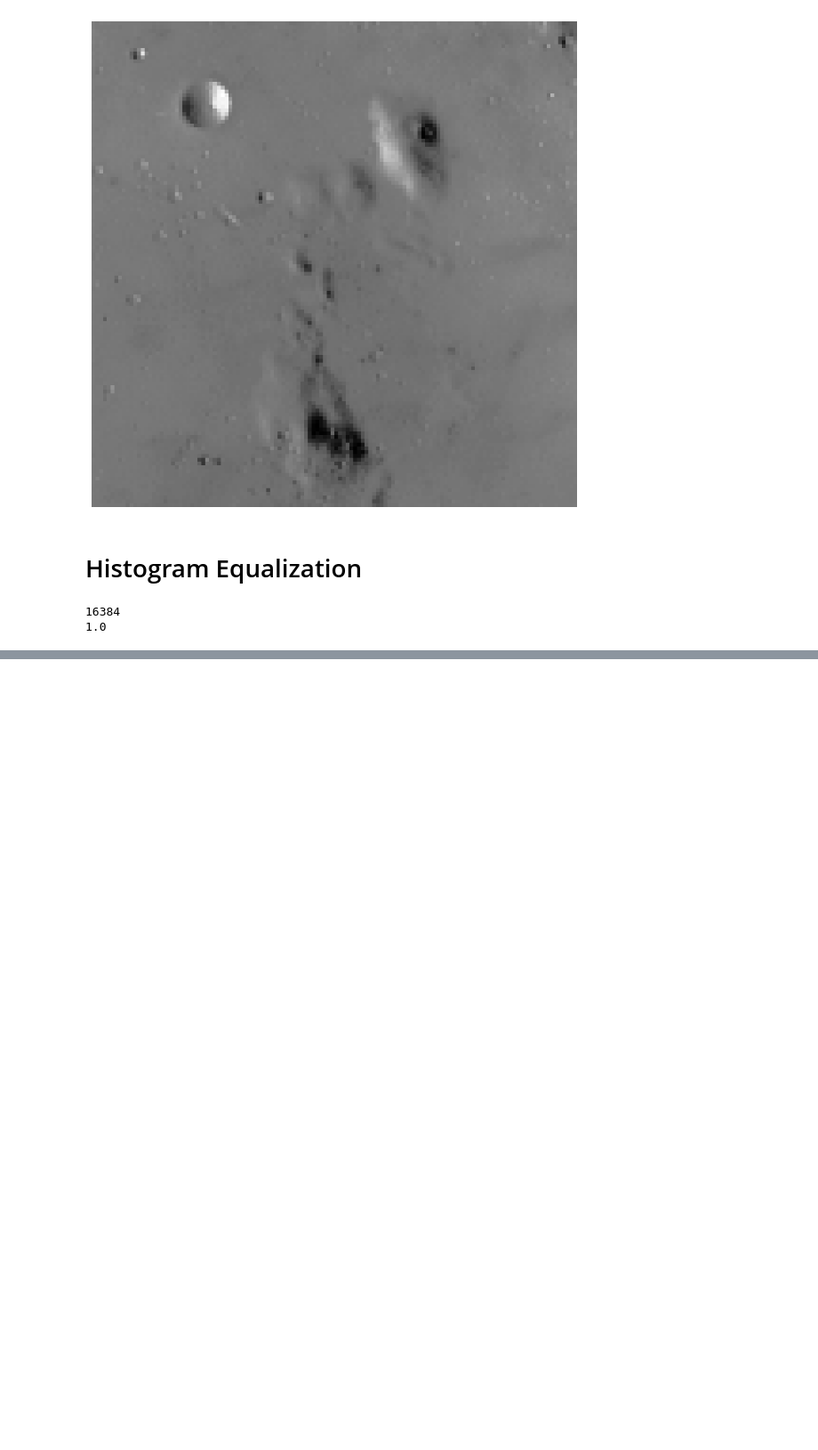
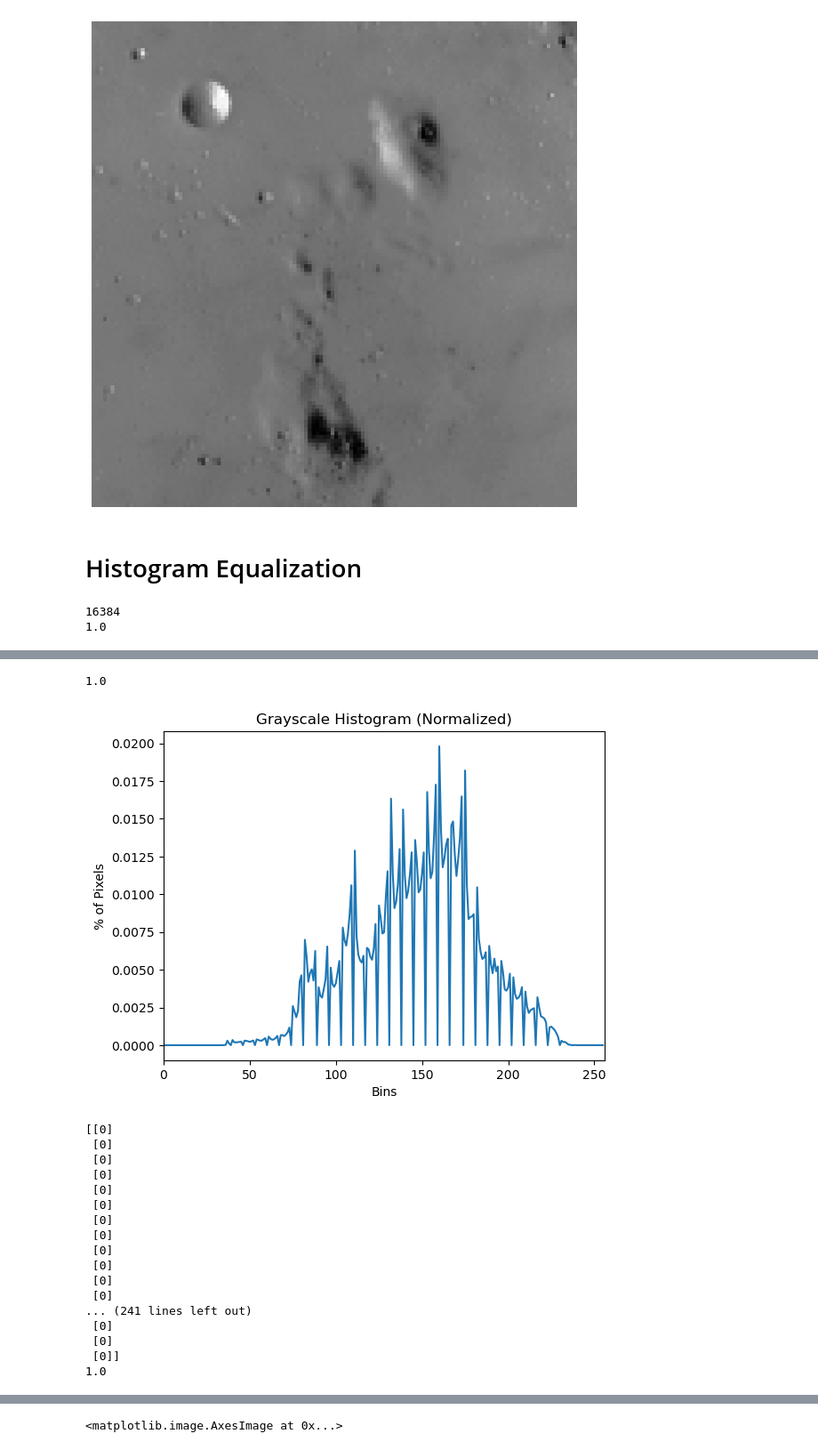
Before and after one commit to halBRY/cs415, a Jupyter notebook: HW1/h1_q2/hist-eq-ques.ipynb, the cells around one changed output, grey strips where cells are left out. Shown at 89% size. Saved outputs shown, nothing was run; the diff lists cells and outputs as text; code cells hidden in the pictures; blank space fills up the shorter version.

```diff
--- a/HW1/h1_q2/hist-eq-ques.ipynb
+++ b/HW1/h1_q2/hist-eq-ques.ipynb
@@ -134,0 +162,25 @@ plt.imshow(cv2.cvtColor(np.float32(img_equalized), cv2.COLOR_RGB2GRAY), cmap="gr
+# %%
+img_equalized = image_histogram_equalization(img_crowd)
+plt.figure(figsize = [10, 10])
+plt.axis('off')
+plt.imshow(cv2.cvtColor(np.float32(img_equalized), cv2.COLOR_RGB2GRAY), cmap="gray")
+# %% [output]
+1.0
+[figure, added]
+[[0]
+ [0]
+ [0]
+ [0]
+ [0]
+ [0]
+ [0]
+ [0]
+ [0]
+ [0]
+ [0]
+ [0]
+... (241 lines left out)
+ [0]
+ [0]
+ [0]]
+1.0
@@ -134,0 +188 @@ plt.imshow(cv2.cvtColor(np.float32(img_equalized), cv2.COLOR_RGB2GRAY), cmap="gr
+<matplotlib.image.AxesImage at 0x...>
```
Also changed, not shown: parts of 6 cells of this notebook, 1 other file.
